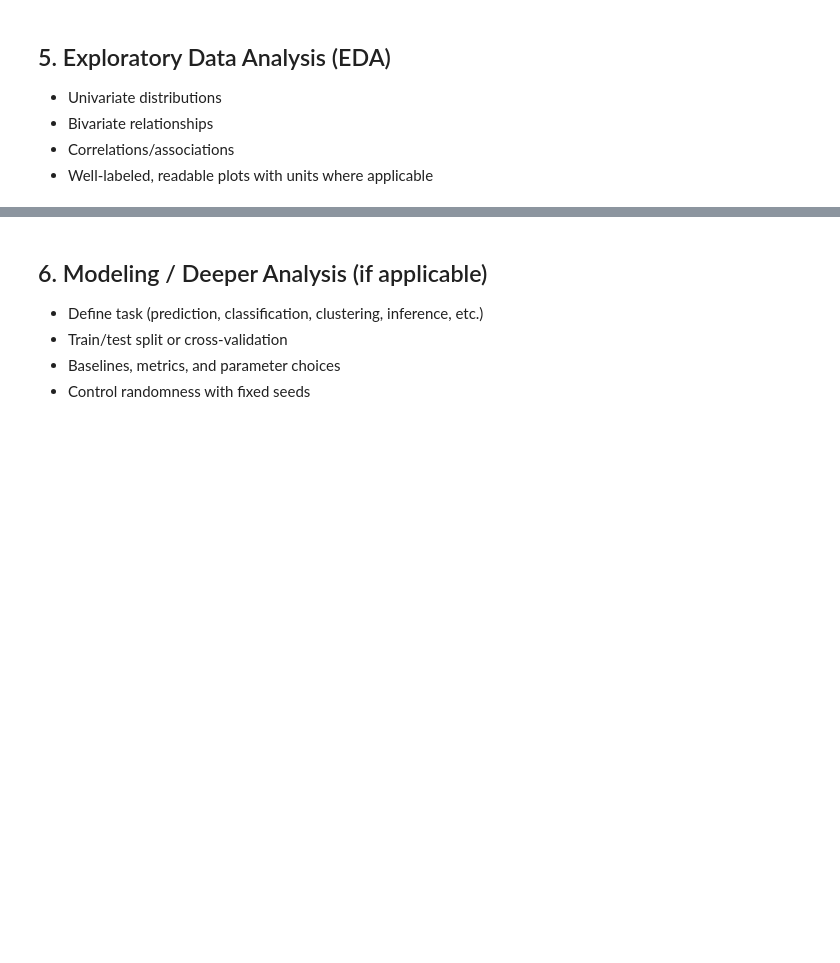
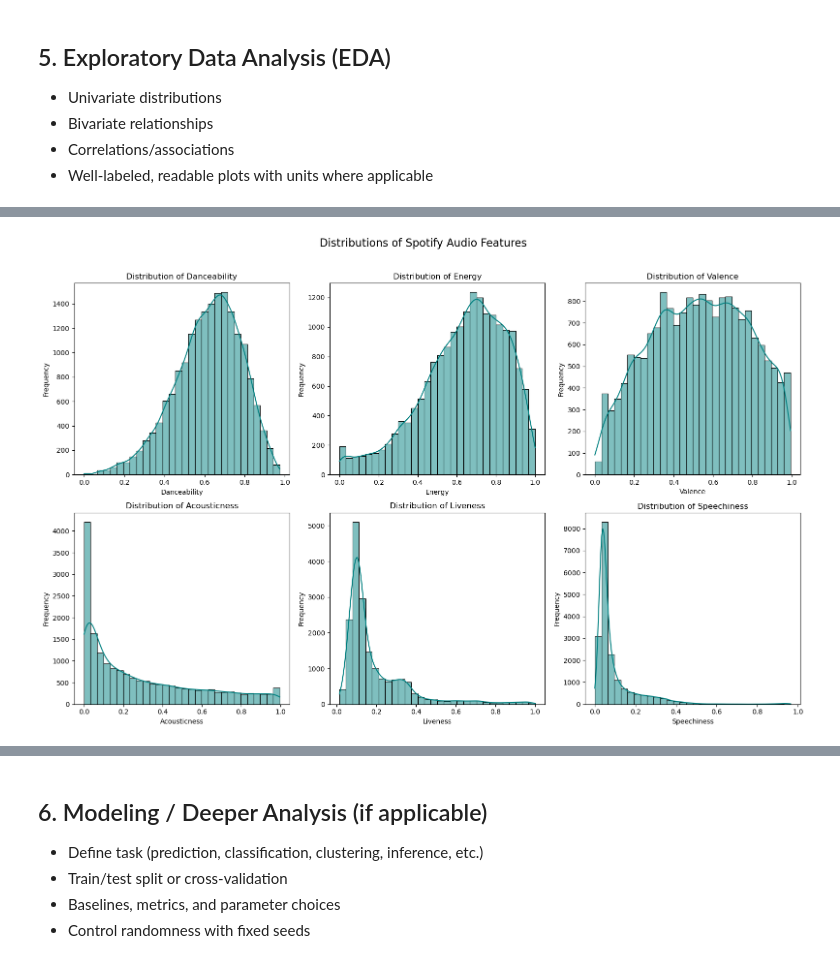
Before and after one commit to chanjyi/Spotify-vs-Youtube, a Jupyter notebook: TT6L_G5_Notebook.ipynb, the cells around one changed output, grey strips where cells are left out. Saved outputs shown, nothing was run; the diff lists cells and outputs as text; code cells hidden in the pictures; blank space fills up the shorter version.

```diff
--- a/TT6L_G5_Notebook.ipynb
+++ b/TT6L_G5_Notebook.ipynb
@@ -919,0 +923,23 @@ From this point on, all later sections (EDA, modeling, analytical questions) use
+# %%
+# Define the core audio features to analyze
+audio_features = ['Danceability', 'Energy', 'Valence', 'Acousticness', 'Liveness', 'Speechiness']
+
+# Set up the matplotlib figure (2 rows, 3 columns)
+fig, axes = plt.subplots(2, 3, figsize=(16, 10))
+fig.suptitle('Distributions of Spotify Audio Features', fontsize=16, y=1.02)
+
+# Flatten the axes array for easy iteration
+axes = axes.flatten()
+
+# Plot histograms with KDE for each feature using the cleaned dataframe
+for i, feature in enumerate(audio_features):
+    sns.histplot(df_clean[feature], kde=True, ax=axes[i], color='teal', bins=30)
+    axes[i].set_title(f'Distribution of {feature}')
+    axes[i].set_xlabel(feature)
+    axes[i].set_ylabel('Frequency')
+
+# Adjust layout to prevent overlapping
+plt.tight_layout()
+plt.show()
+# %% [output]
+[figure, added]
```
Also changed, not shown: parts of 14 cells of this notebook.
